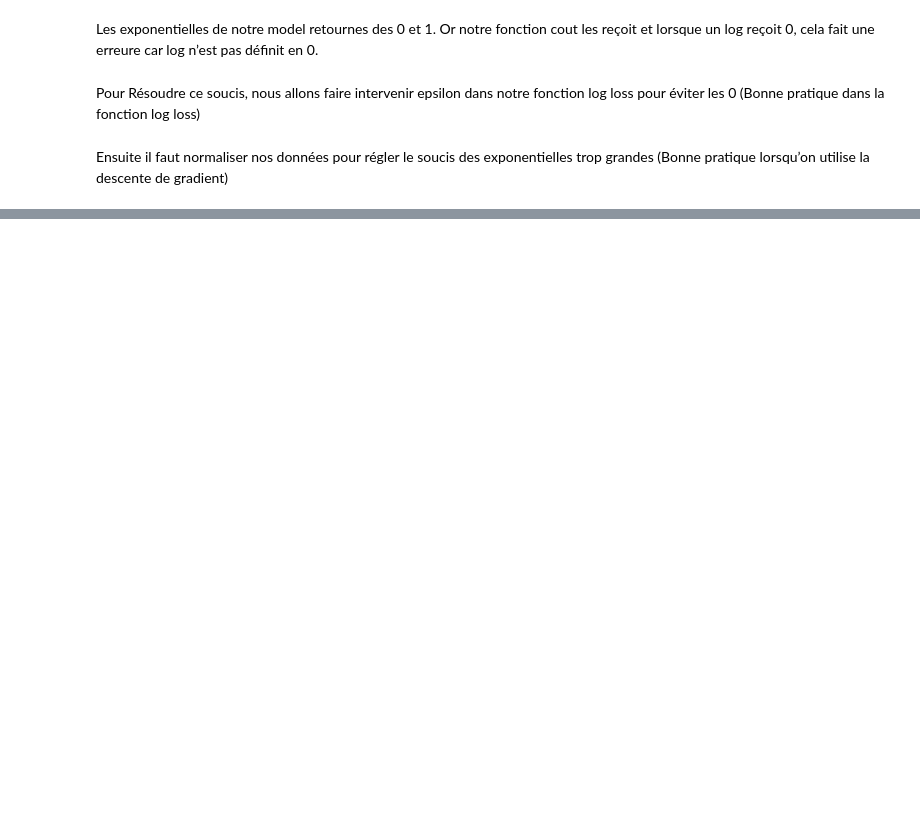
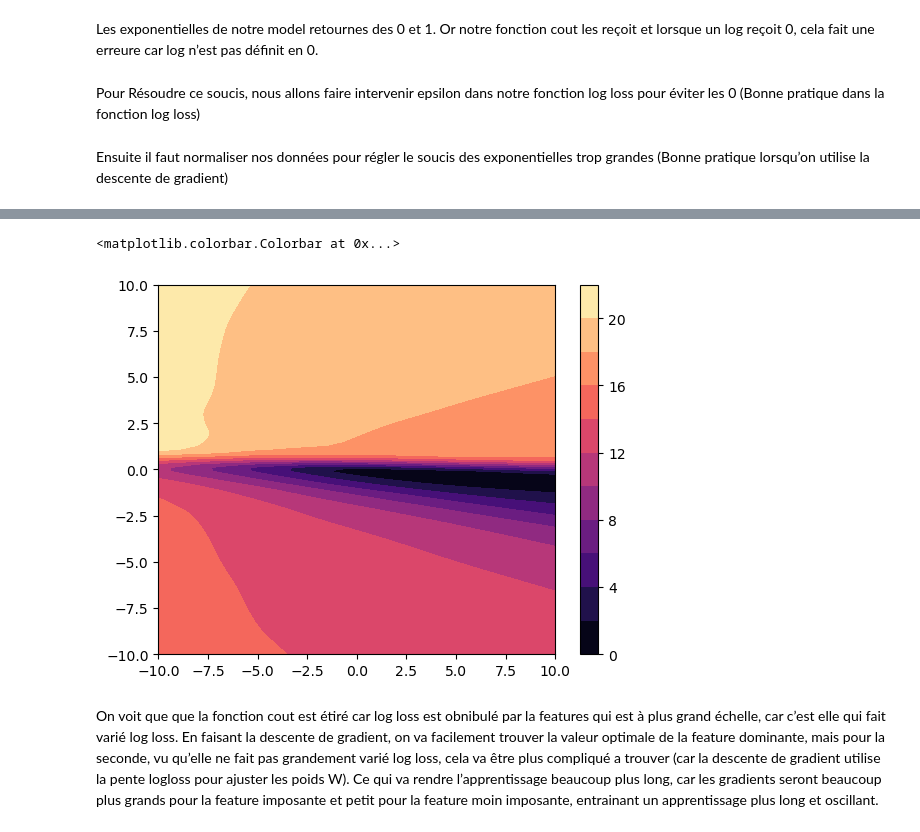
Before and after one commit to NovaStarmax/ml_training, a Jupyter notebook: deep_learning/cat_or_dog.ipynb, the cells around one changed output, grey strips where cells are left out. Saved outputs shown, nothing was run; the diff lists cells and outputs as text; code cells hidden in the pictures; blank space fills up the shorter version.

```diff
--- a/deep_learning/cat_or_dog.ipynb
+++ b/deep_learning/cat_or_dog.ipynb
@@ -144,0 +198,8 @@ Ensuite il faut normaliser nos données pour régler le soucis des exponentielle
+# %%
+plt.contourf(W11, W22, L, 10 ,cmap='magma')
+plt.colorbar()
+# %% [output]
+<matplotlib.colorbar.Colorbar at 0x...>
+[figure, added]
+# %% [markdown]
+On voit que que la fonction cout est étiré car log loss est obnibulé par la features qui est à plus grand échelle, car c’est elle qui fait varié log loss. En faisant la descente de gradient, on va facilement trouver la valeur optimale de la feature dominante, mais pour la seconde, vu qu’elle ne fait pas grandement varié log loss, cela va être plus compliqué a trouver (car la descente de gradient utilise la pente logloss pour ajuster les poids W). Ce qui va rendre l’apprentissage beaucoup plus long, car les gradients seront beaucoup plus grands pour la feature imposante et petit pour la feature moin imposante, entrainant un apprentissage plus long et oscillant.
```
Also changed, not shown: parts of 25 cells of this notebook, 3 other files.
